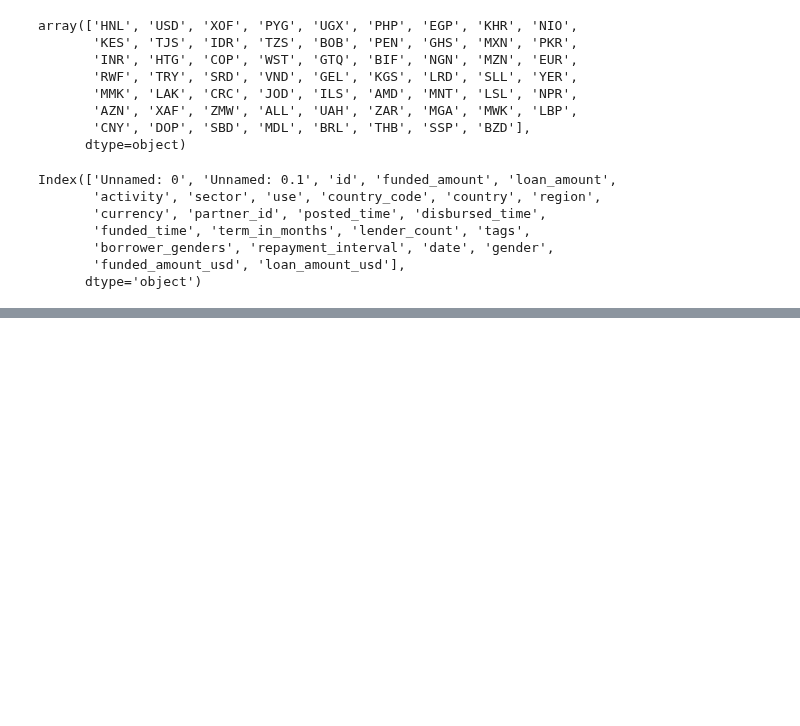
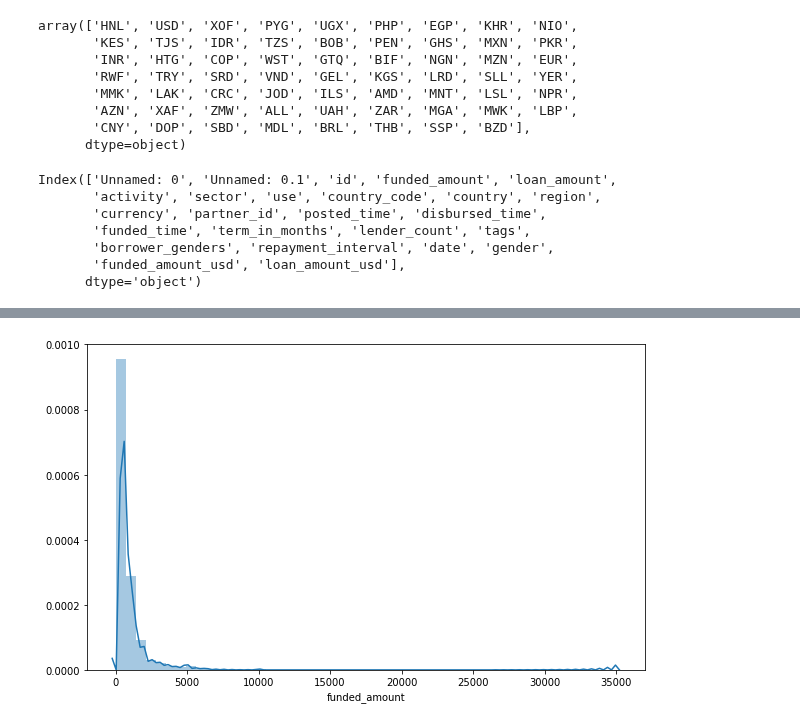
Before and after one commit to feng443/RUDS-Proj1-Kiva-Crowd-Funding-Visualization, a Jupyter notebook: kiva_data_exploring.ipynb, the cells around one changed output, grey strips where cells are left out. Cells and saved outputs as stored; diff of their text form; code cells hidden in the pictures; blank space fills up the shorter version.

```diff
--- a/kiva_data_exploring.ipynb
+++ b/kiva_data_exploring.ipynb
@@ -42,0 +58,9 @@ kiva_data.exchange_rates
+# %%
+figure, ax = plt.subplots(figsize=(10,6))
+sns.distplot(
+    df.funded_amount,
+    ax=ax
+)
+plt.show()
+# %% [output]
+[figure, added]
```
Also changed, not shown: parts of 7 cells of this notebook.
